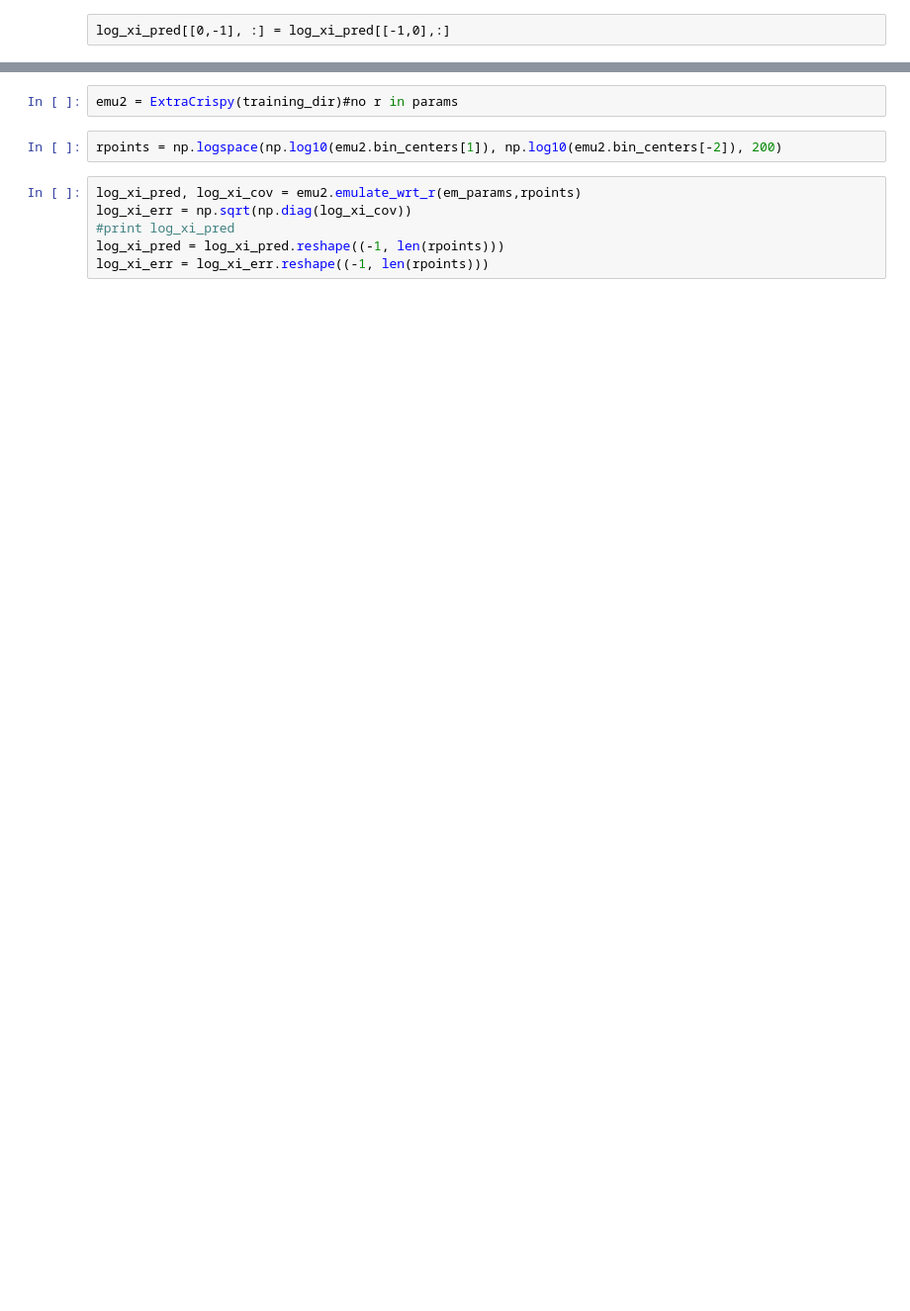
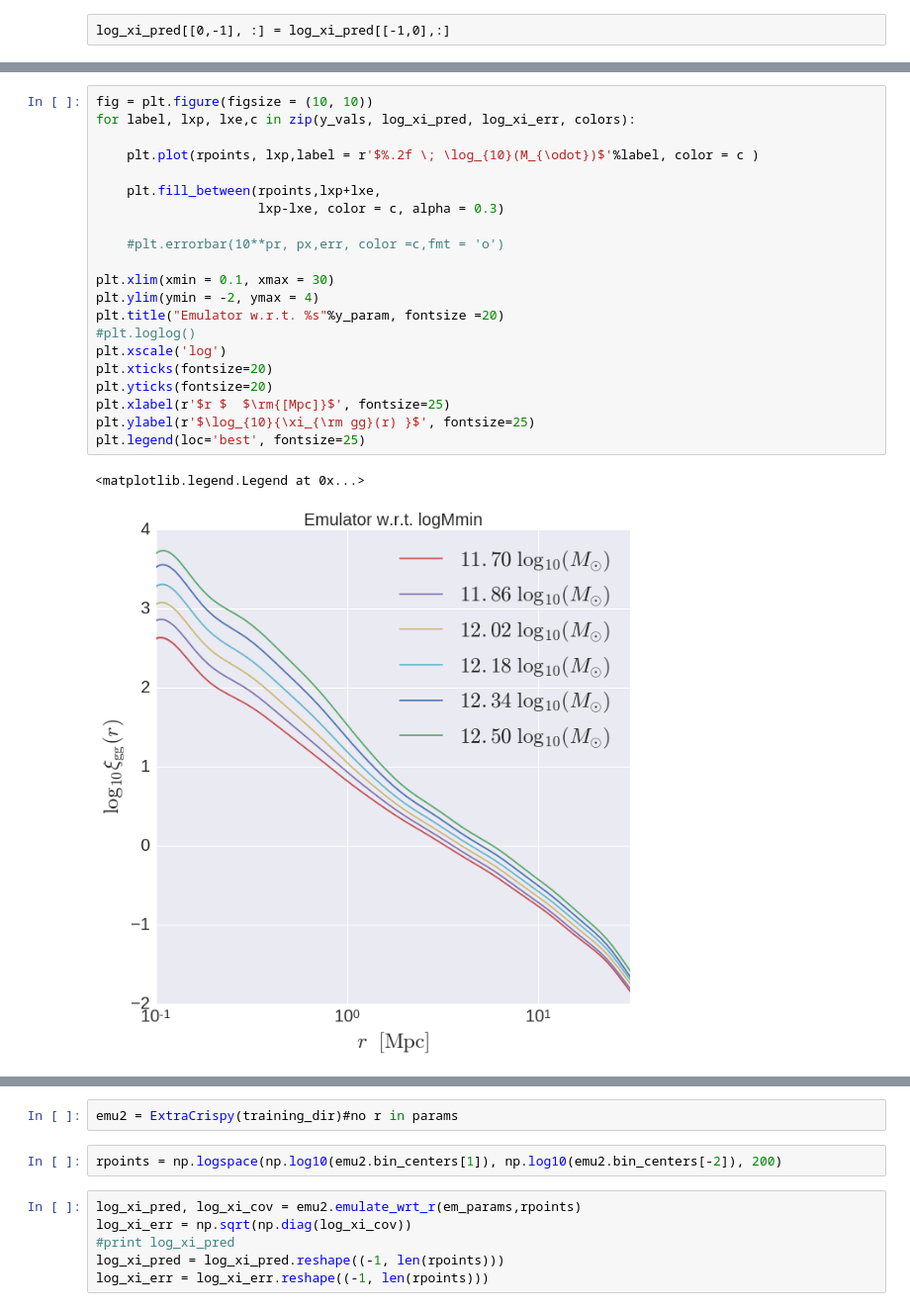
Before and after one commit to mclaughlin6464/pearce, a Jupyter notebook: notebooks/Test Pearce.ipynb, the cells around one changed output, grey strips where cells are left out. Shown: that part at 99% size. Saved outputs shown, nothing was run; the diff lists cells and outputs as text; blank space fills up the shorter version.

```diff
--- a/notebooks/Test Pearce.ipynb
+++ b/notebooks/Test Pearce.ipynb
@@ -96,3 +104,27 @@ plt.legend(loc='best', fontsize=25)
+# %%
+fig = plt.figure(figsize = (10, 10))
+for label, lxp, lxe,c in zip(y_vals, log_xi_pred, log_xi_err, colors):
+
+    plt.plot(rpoints, lxp,label = r'$%.2f \; \log_{10}(M_{\odot})$'%label, color = c )
+
+    plt.fill_between(rpoints,lxp+lxe,
+                     lxp-lxe, color = c, alpha = 0.3)
+
+    #plt.errorbar(10**pr, px,err, color =c,fmt = 'o')
+
+plt.xlim(xmin = 0.1, xmax = 30)
+plt.ylim(ymin = -2, ymax = 4)
+plt.title("Emulator w.r.t. %s"%y_param, fontsize =20)
+#plt.loglog()
+plt.xscale('log')
+plt.xticks(fontsize=20)
+plt.yticks(fontsize=20)
+plt.xlabel(r'$r $  $\rm{[Mpc]}$', fontsize=25)
+plt.ylabel(r'$\log_{10}{\xi_{\rm gg}(r) }$', fontsize=25)
+plt.legend(loc='best', fontsize=25)
+# %% [output]
+<matplotlib.legend.Legend at 0x...>
+[figure, added]
 # %%
 log_xi_pred_jk, log_xi_cov_jk = emu1.emulate_wrt_r(em_params, rpoints, jackknife_errors=True)
 log_xi_err_jk = np.sqrt(np.diag(log_xi_cov_jk))
```
Also changed, not shown: parts of 19 cells of this notebook, 3 other files.
